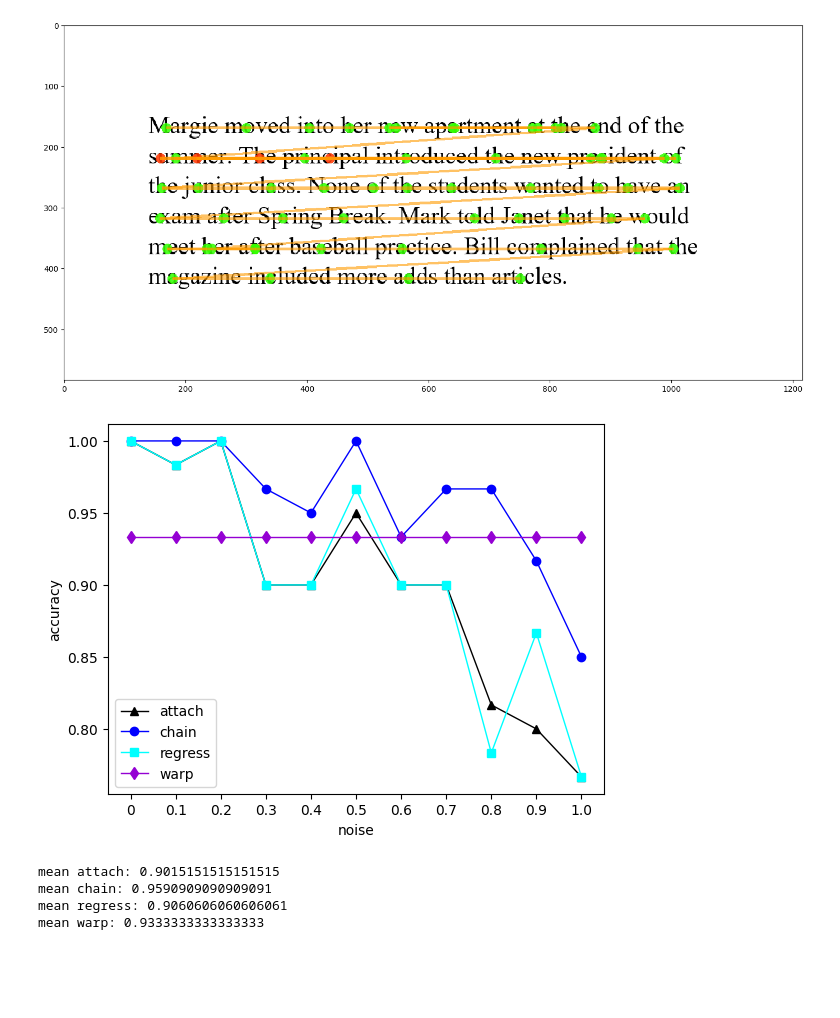
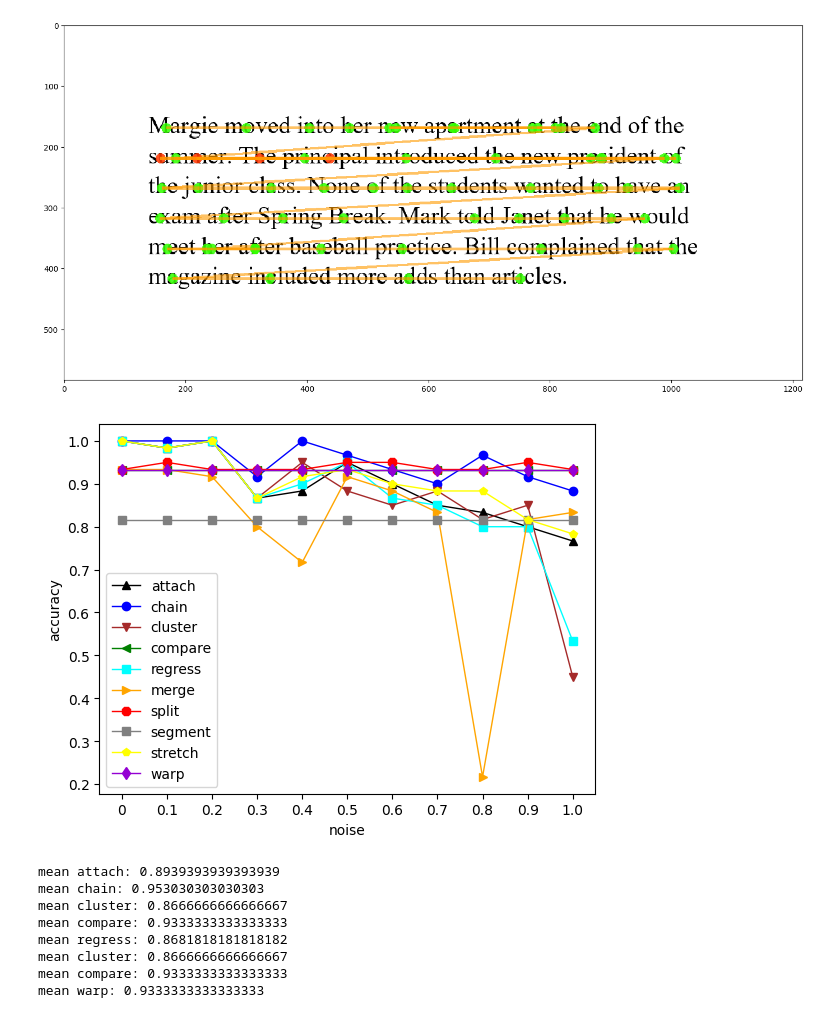
Before and after one commit to adaobi5/CS421-project1, a Jupyter notebook: 2-Simulate-correction-on-synthetic-dataset-noise.ipynb, the cells around one changed output. Saved outputs shown, nothing was run; the diff lists cells and outputs as text; code cells hidden in the pictures; blank space fills up the shorter version.

```diff
--- a/2-Simulate-correction-on-synthetic-dataset-noise.ipynb
+++ b/2-Simulate-correction-on-synthetic-dataset-noise.ipynb
@@ -170,27 +212,41 @@ mean_stretch_results = mean_error_group(stretch_results)
 # %%
 import matplotlib.pyplot as plt
 plt.plot(mean_attach_results, color='Black', linewidth=1, marker='^')
 plt.plot(mean_chain_results, color='Blue', linewidth=1, marker='o')
+plt.plot(mean_cluster_results, color='Brown', linewidth=1, marker='v')
+plt.plot(mean_compare_results, color='Green', linewidth=1, marker='<')
 plt.plot(mean_regress_results, color='Aqua', linewidth=1, marker='s')
+plt.plot(mean_merge_results, color='Orange', linewidth=1, marker='>')
+plt.plot(mean_split_results, color='Red', linewidth=1, marker='8')
+plt.plot(mean_segment_results, color='Grey', linewidth=1, marker='s')
+plt.plot(mean_stretch_results, color='Yellow', linewidth=1, marker='p')
 plt.plot(mean_warp_results, color='DarkViolet', linewidth=1, marker='d')
 
-plt.legend(['attach', 'chain', 'regress', 'warp'])
+plt.legend(['attach', 'chain', 'cluster','compare', 'regress', 'merge', 'split', 'segment', 'stretch', 'warp'])
 plt.ylabel('accuracy')
 plt.xlabel('noise')
 
 x_ticks_labels = ['0', '0.1', '0.2', '0.3', '0.4', '0.5', '0.6', '0.7', '0.8', '0.9', '1.0']
 plt.xticks(range(0, 11), x_ticks_labels)
 #plt.savefig("noise_comparison.png")
 plt.show()
 # %% [output]
-[figure, old version]
+[figure, new version]
 # %%
 print("mean attach:", statistics.mean(mean_attach_results))
 print("mean chain:", statistics.mean(mean_chain_results))
+print("mean cluster:", statistics.mean(mean_cluster_results))
+print("mean compare:", statistics.mean(mean_compare_results))
 print("mean regress:", statistics.mean(mean_regress_results))
+print("mean cluster:", statistics.mean(mean_cluster_results))
+print("mean compare:", statistics.mean(mean_compare_results))
 print("mean warp:", statistics.mean(mean_warp_results))
 # %% [output]
-mean attach: 0.9015151515151515
-mean chain: 0.9590909090909091
-mean regress: 0.9060606060606061
+mean attach: 0.8939393939393939
+mean chain: 0.953030303030303
+mean cluster: 0.8666666666666667
+mean compare: 0.9333333333333333
+mean regress: 0.8681818181818182
+mean cluster: 0.8666666666666667
+mean compare: 0.9333333333333333
 mean warp: 0.9333333333333333
```
Also changed, not shown: parts of 3 cells of this notebook.
